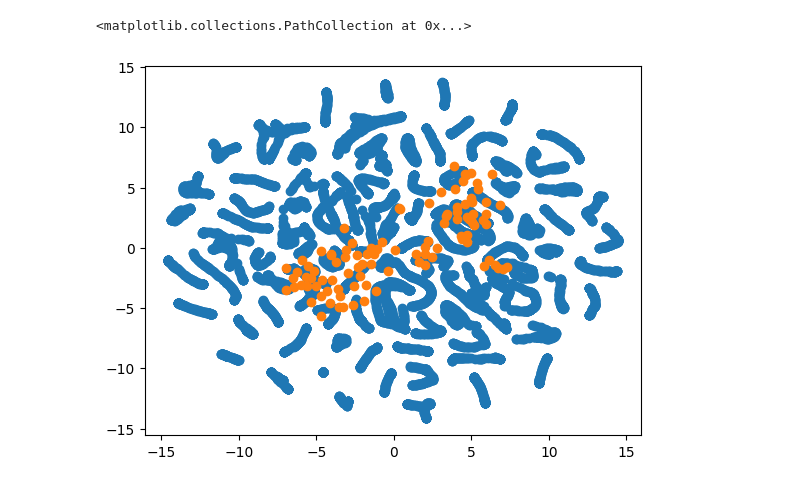
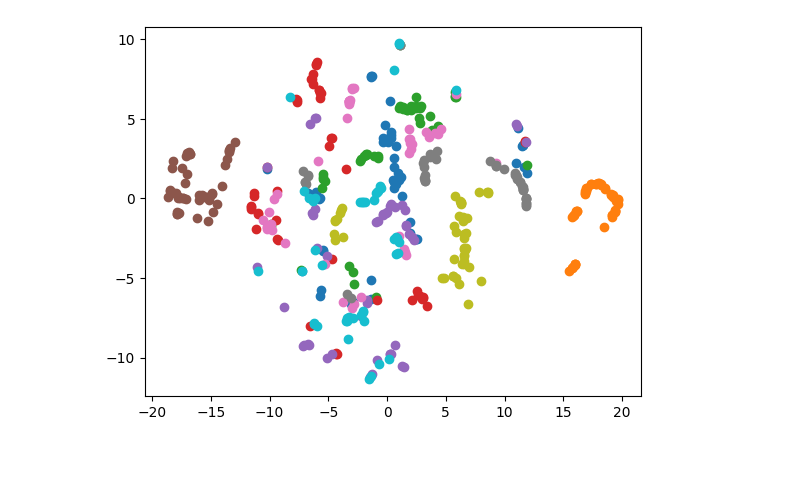
Before and after one commit to HKU-MedAI/CTPD, a Jupyter notebook: notebooks/analyze_kmeans.ipynb, the cells around one changed output. Cells and saved outputs as stored; diff of their text form; code cells hidden in the pictures; blank space fills up the shorter version.

```diff
--- a/notebooks/analyze_kmeans.ipynb
+++ b/notebooks/analyze_kmeans.ipynb
@@ -5,21 +5,22 @@ from sklearn.manifold import TSNE
 import matplotlib.pyplot as plt
 from cmehr.utils.file_utils import save_pkl, load_pkl
 # %%
-proto_8 = load_pkl("/home/fywang/Documents/EHR_codebase/MMMSPG/prototype_results/mimic4_pretrain/train_proto_8.pkl")
-proto_16 = load_pkl("/home/fywang/Documents/EHR_codebase/MMMSPG/prototype_results/mimic4_pretrain/train_proto_16.pkl")
-proto_25 = load_pkl("/home/fywang/Documents/EHR_codebase/MMMSPG/prototype_results/mimic4_pretrain/train_proto_25.pkl")
-proto_50 = load_pkl("/home/fywang/Documents/EHR_codebase/MMMSPG/prototype_results/mimic4_pretrain/train_proto_50.pkl")
-proto_100 = load_pkl("/home/fywang/Documents/EHR_codebase/MMMSPG/prototype_results/mimic4_pretrain/train_proto_100.pkl")
-proto_list = [proto_8, proto_16, proto_25, proto_50, proto_100]
+# proto_8 = load_pkl("/home/fywang/Documents/EHR_codebase/MMMSPG/prototype_results/mimic4_pretrain/train_proto_8.pkl")
+# proto_16 = load_pkl("/home/fywang/Documents/EHR_codebase/MMMSPG/prototype_results/mimic4_pretrain/train_proto_16.pkl")
+# proto_25 = load_pkl("/home/fywang/Documents/EHR_codebase/MMMSPG/prototype_results/mimic4_pretrain/train_proto_25.pkl")
+# proto_50 = load_pkl("/home/fywang/Documents/EHR_codebase/MMMSPG/prototype_results/mimic4_pretrain/train_proto_50.pkl")
+# proto_100 = load_pkl("/home/fywang/Documents/EHR_codebase/MMMSPG/prototype_results/mimic4_pretrain/train_proto_100.pkl")
+# proto_list = [proto_8, proto_16, proto_25, proto_50, proto_100]
 train_embs = load_pkl("/home/fywang/Documents/EHR_codebase/MMMSPG/prototype_results/mimic4_pretrain/self_supervised_embs.pkl")
+train_ts_embs = train_embs["train_ts_embs"]
 # %%
-train_ts_embs = train_embs["train_ts_embs"].reshape(-1, 128)
-train_ts_embs = train_ts_embs
-for i, n_proto in enumerate([8, 16, 25, 50, 100]):
-    # print(f"Prototype {n_proto}")
-    prototypes = proto_list[i]["prototypes"][0]
-    prototypes = prototypes
-    # dist_mat = np.linalg.norm(train_ts_embs - prototypes, axis=1)
-    dist_mat = euclidean_distances(train_ts_embs, prototypes)
-    sum_dist = np.sum(dist_mat.min(axis=1))
-    print(sum_dist)
+# train_ts_embs = train_embs["train_ts_embs"].reshape(-1, 128)
+# train_ts_embs = train_ts_embs
+# for i, n_proto in enumerate([8, 16, 25, 50, 100]):
+#     # print(f"Prototype {n_proto}")
+#     prototypes = proto_list[i]["prototypes"][0]
+#     prototypes = prototypes
+#     # dist_mat = np.linalg.norm(train_ts_embs - prototypes, axis=1)
+#     dist_mat = euclidean_distances(train_ts_embs, prototypes)
+#     sum_dist = np.sum(dist_mat.min(axis=1))
+#     print(sum_dist)
@@ -38,9 +30,11 @@ plt.scatter(tsne[:, 0], tsne[:, 1])
-# %%
-tsne = TSNE(n_components=2, perplexity=30, n_iter=300)
-tsne_ts_embs = tsne.fit_transform(train_ts_embs[:10000])
-tsne_proto = tsne.fit_transform(prototypes)
-plt.scatter(tsne_ts_embs[:, 0], tsne_ts_embs[:, 1])
-plt.scatter(tsne_proto[:, 0], tsne_proto[:, 1])
-# %% [output]
-<matplotlib.collections.PathCollection at 0x...>
-[figure, removed]
+# %%
+sel_ts_embs = train_ts_embs[:10]
+from einops import rearrange
+sel_ts_embs = rearrange(sel_ts_embs, 'b n d -> (b n) d')
+
+tsne = TSNE(n_components=2, perplexity=30, n_iter=300)
+tsne_ts_embs = tsne.fit_transform(sel_ts_embs)
+for i in range(10):
+    plt.scatter(tsne_ts_embs[48*i:48*(i+1), 0], tsne_ts_embs[48*i:48*(i+1), 1])
+# %% [output]
+[figure, added]
```
Also changed, not shown: parts of 2 cells of this notebook, 9 other files.
